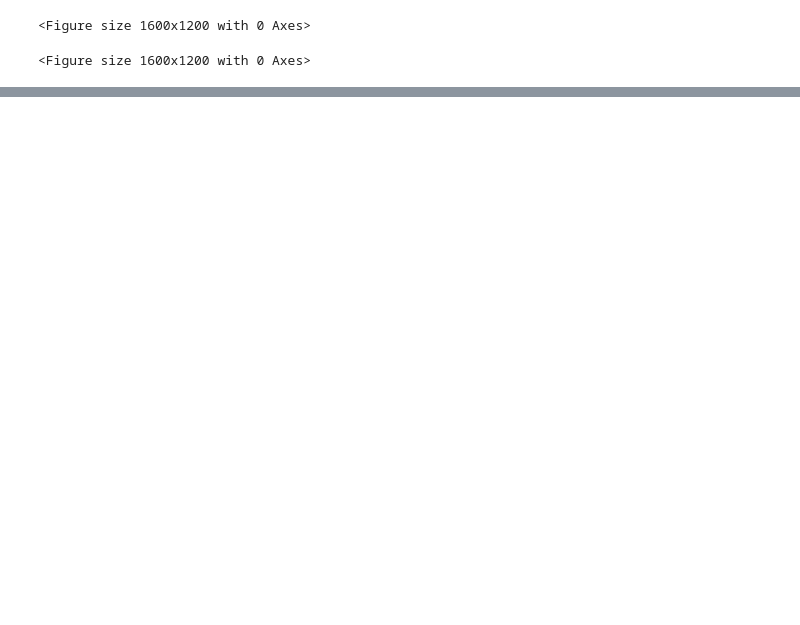
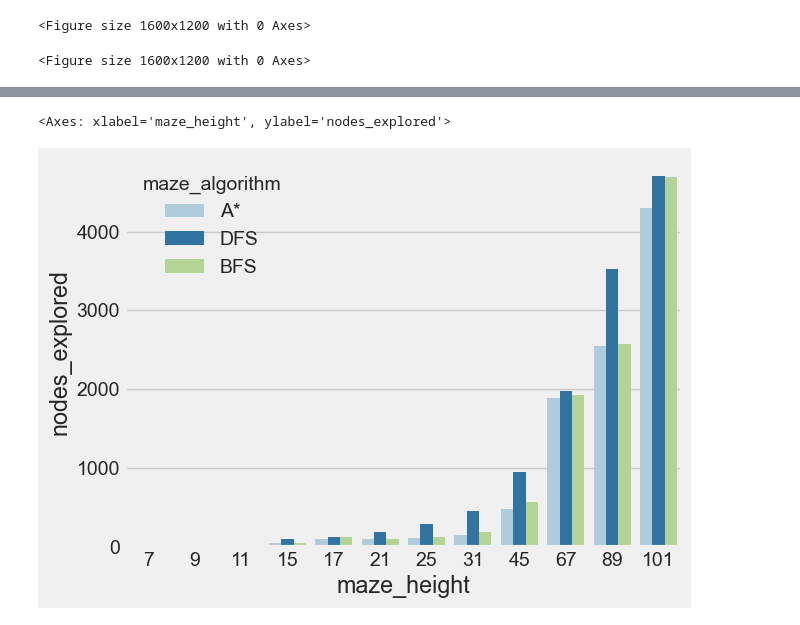
Before and after one commit to prkaaviya/TCD-Artificial-Intelligence-A1, a Jupyter notebook: notebooks/Analysis of Algorithms.ipynb, the cells around one changed output, grey strips where cells are left out. Cells and saved outputs as stored; diff of their text form; code cells hidden in the pictures; blank space fills up the shorter version.

Commit message:
fix: update notebook for analysis with 3 algorithms

```diff
--- a/notebooks/Analysis of Algorithms.ipynb
+++ b/notebooks/Analysis of Algorithms.ipynb
@@ -36,6 +36,6 @@ frame
 # %%
-plt.style.use('ggplot')
-sns.set_palette("Set2")
+plt.style.use('fivethirtyeight')
+sns.set_palette("Paired")
 plt.figure(figsize=(16, 12))
 # %% [output]
 <Figure size 1600x1200 with 0 Axes>
@@ -47,0 +149,5 @@ df.groupby('maze_algorithm')['execution_time'].nunique().plot(kind='bar')
+# %%
+sns.barplot(x='maze_height', y='nodes_explored', hue='maze_algorithm', data=frame)
+# %% [output]
+<Axes: xlabel='maze_height', ylabel='nodes_explored'>
+[figure, added]
```
Also changed, not shown: parts of 17 cells of this notebook.
